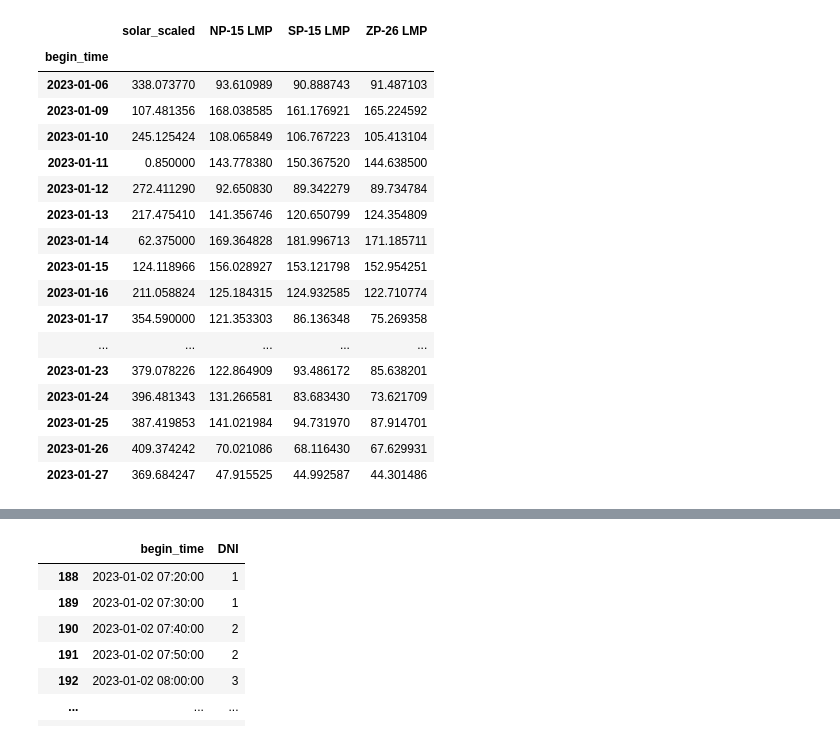
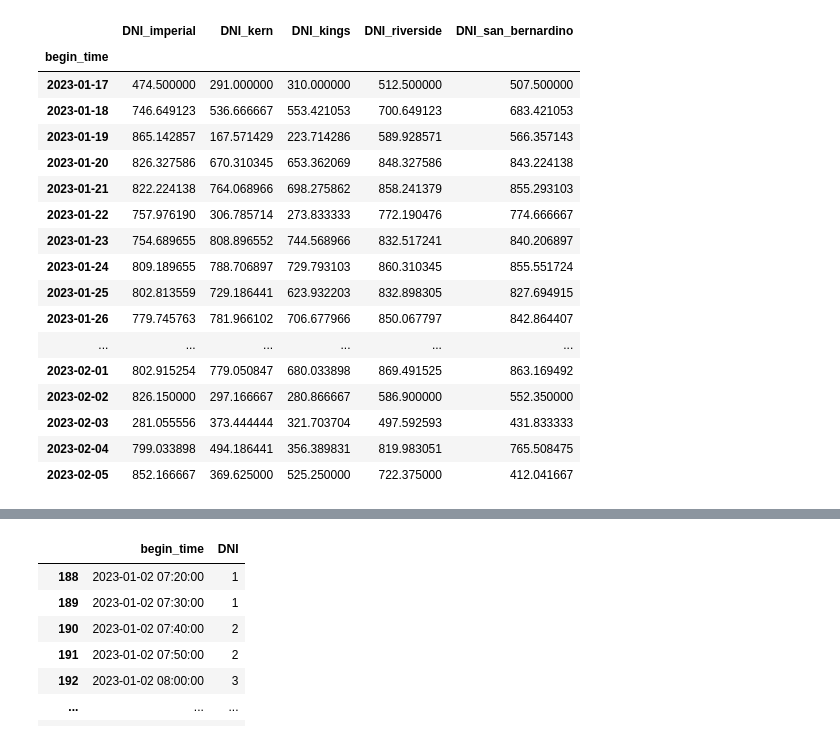
Before and after one commit to shabarishch/PowerPrices, a Jupyter notebook: Shabarish_local_main.ipynb, the cells around one changed output, grey strips where cells are left out. Saved outputs shown, nothing was run; the diff lists cells and outputs as text; code cells hidden in the pictures.

```diff
--- a/Shabarish_local_main.ipynb
+++ b/Shabarish_local_main.ipynb
@@ -39,0 +87,20 @@ solargen_price_combined = solar_gendata.merge(pricedata, on='begin_time')
+# %%
+places = ['imperial', 'kern', 'kings', 'riverside', 'san_bernardino']
+data_by_places = defaultdict(lambda: pd.DataFrame())
+
+for place in places:
+    data_by_places[place] = pd.read_csv('Data/'+place+'.csv', skiprows = 2)
+    data_by_places[place]['begin_time'] = data_by_places[place].apply(lambda x: datetime.datetime(int(x['Year']), int(x['Month']), int(x['Day']), int(x['Hour']), int(x['Minute']),0) , axis=1)
+
+weather_attributes = ['DNI'] #Incomplete for now
+
+data_by_attributes = {'DNI': pd.DataFrame()}
+
+for item in weather_attributes:
+    dfs_to_merge=[]
+    for place in places:
+        dfs_to_merge.append((place, data_by_places[place][['begin_time', item]][data_by_places[place].apply(lambda x: x[item]>0, axis=1)]))
+    initialcolumn = item+'_'+places[0]
+    data_by_attributes[item] = reduce(lambda x, y: ('', pd.merge(x[1], y[1], on='begin_time', how='inner', suffixes=(None, '_'+y[0]))),  dfs_to_merge)[1].rename(columns={item:initialcolumn})
+
+data_by_attributes['DNI']
@@ -40,24 +121,22 @@ solargen_price_combined = solar_gendata.merge(pricedata, on='begin_time')
 # %%
-#Get daily averages
-
-avgs = solargen_price_combined.groupby(solargen_price_combined['begin_time'].apply(lambda x: x.date()), sort=False)[['solar_scaled', 'NP-15 LMP', 'SP-15 LMP', 'ZP-26 LMP']].mean()
-avgs.iloc[5:25]
+avgs_DNI = data_by_attributes['DNI'].groupby(data_by_attributes['DNI']['begin_time'].apply(lambda x: x.date()), sort=False).mean().drop(columns={'begin_time'})
+avgs_DNI.iloc[5:25]
 # %% [output]
-|  | solar_scaled | NP-15 LMP | SP-15 LMP | ZP-26 LMP |
-| begin_time |  |  |  |  |
-| 2023-01-06 | 338.073770 | 93.610989 | 90.888743 | 91.487103 |
-| 2023-01-09 | 107.481356 | 168.038585 | 161.176921 | 165.224592 |
-| 2023-01-10 | 245.125424 | 108.065849 | 106.767223 | 105.413104 |
-| 2023-01-11 | 0.850000 | 143.778380 | 150.367520 | 144.638500 |
-| 2023-01-12 | 272.411290 | 92.650830 | 89.342279 | 89.734784 |
-| 2023-01-13 | 217.475410 | 141.356746 | 120.650799 | 124.354809 |
-| 2023-01-14 | 62.375000 | 169.364828 | 181.996713 | 171.185711 |
-| 2023-01-15 | 124.118966 | 156.028927 | 153.121798 | 152.954251 |
-| 2023-01-16 | 211.058824 | 125.184315 | 124.932585 | 122.710774 |
-| 2023-01-17 | 354.590000 | 121.353303 | 86.136348 | 75.269358 |
-| ... | ... | ... | ... | ... |
-| 2023-01-23 | 379.078226 | 122.864909 | 93.486172 | 85.638201 |
-| 2023-01-24 | 396.481343 | 131.266581 | 83.683430 | 73.621709 |
-| 2023-01-25 | 387.419853 | 141.021984 | 94.731970 | 87.914701 |
-| 2023-01-26 | 409.374242 | 70.021086 | 68.116430 | 67.629931 |
-| 2023-01-27 | 369.684247 | 47.915525 | 44.992587 | 44.301486 |
+|  | DNI_imperial | DNI_kern | DNI_kings | DNI_riverside | DNI_san_bernardino |
+| begin_time |  |  |  |  |  |
+| 2023-01-17 | 474.500000 | 291.000000 | 310.000000 | 512.500000 | 507.500000 |
+| 2023-01-18 | 746.649123 | 536.666667 | 553.421053 | 700.649123 | 683.421053 |
+| 2023-01-19 | 865.142857 | 167.571429 | 223.714286 | 589.928571 | 566.357143 |
+| 2023-01-20 | 826.327586 | 670.310345 | 653.362069 | 848.327586 | 843.224138 |
+| 2023-01-21 | 822.224138 | 764.068966 | 698.275862 | 858.241379 | 855.293103 |
+| 2023-01-22 | 757.976190 | 306.785714 | 273.833333 | 772.190476 | 774.666667 |
+| 2023-01-23 | 754.689655 | 808.896552 | 744.568966 | 832.517241 | 840.206897 |
+| 2023-01-24 | 809.189655 | 788.706897 | 729.793103 | 860.310345 | 855.551724 |
+| 2023-01-25 | 802.813559 | 729.186441 | 623.932203 | 832.898305 | 827.694915 |
+| 2023-01-26 | 779.745763 | 781.966102 | 706.677966 | 850.067797 | 842.864407 |
+| ... | ... | ... | ... | ... | ... |
+| 2023-02-01 | 802.915254 | 779.050847 | 680.033898 | 869.491525 | 863.169492 |
+| 2023-02-02 | 826.150000 | 297.166667 | 280.866667 | 586.900000 | 552.350000 |
+| 2023-02-03 | 281.055556 | 373.444444 | 321.703704 | 497.592593 | 431.833333 |
+| 2023-02-04 | 799.033898 | 494.186441 | 356.389831 | 819.983051 | 765.508475 |
+| 2023-02-05 | 852.166667 | 369.625000 | 525.250000 | 722.375000 | 412.041667 |
```
Also changed, not shown: parts of 14 cells of this notebook, 2 other files.
